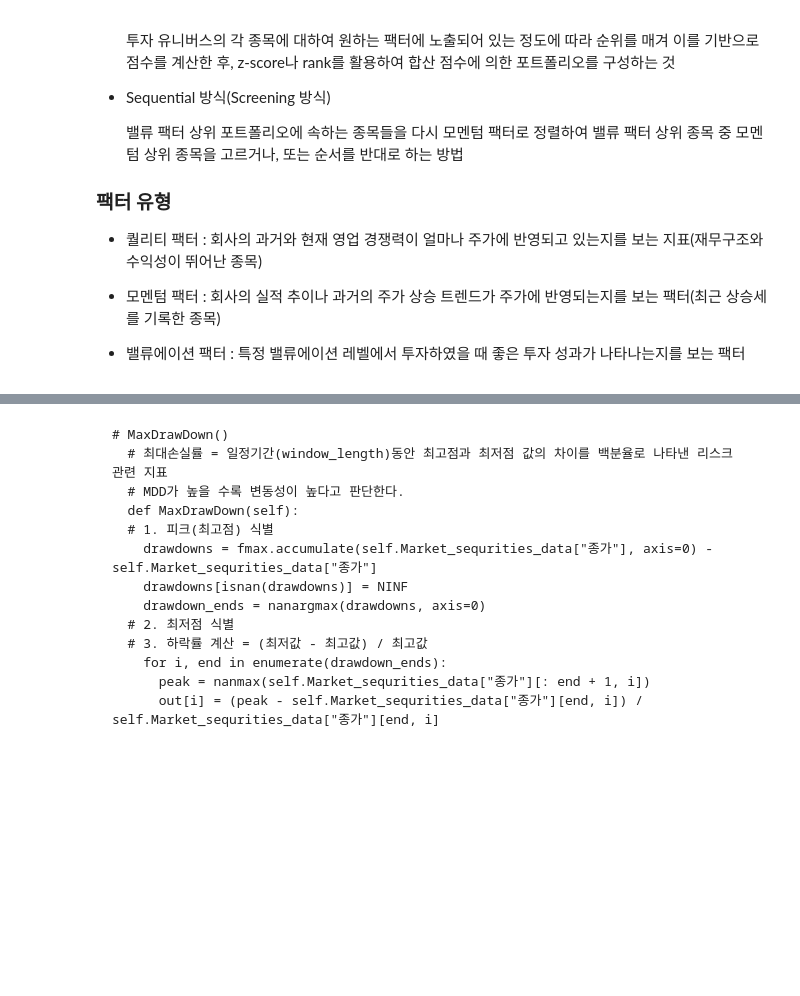
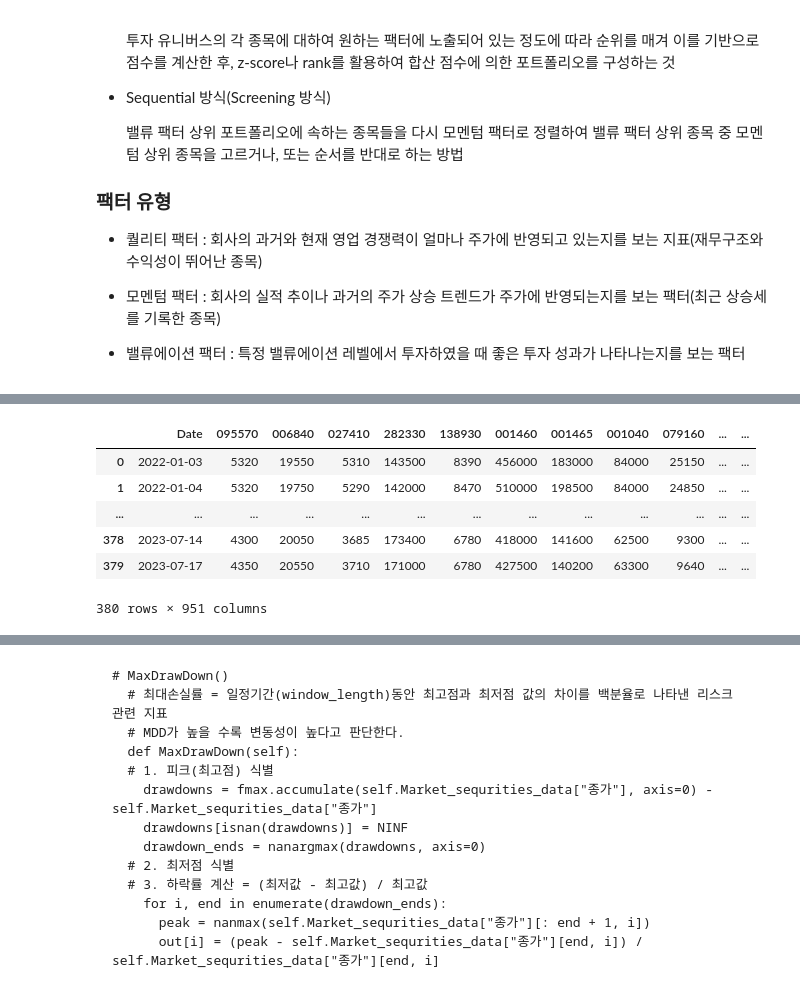
Before and after one commit to ksydata/HanaDTUniv_ToyObject, a Jupyter notebook: MultiFactorScreening.ipynb, the cells around one changed output, grey strips where cells are left out. Saved outputs shown, nothing was run; the diff lists cells and outputs as text; code cells hidden in the pictures; blank space fills up the shorter version.

```diff
--- a/MultiFactorScreening.ipynb
+++ b/MultiFactorScreening.ipynb
@@ -411,0 +461,12 @@ KOSDAQ_TICKER
+# %%
+KOSPI_CLOSE, KOSPI_VOLUME, KOSDAQ_CLOSE, KOSDAQ_VOLUME = Indicator.getMarketPQ(start_period = "2022-01-01", end_period = "2022-12-31")
+# %%
+KOSPI_CLOSE
+# %% [output]
+|  | Date | 095570 | 006840 | 027410 | 282330 | 138930 | 001460 | 001465 | 001040 | 079160 | ... | ... |
+| 0 | 2022-01-03 | 5320 | 19550 | 5310 | 143500 | 8390 | 456000 | 183000 | 84000 | 25150 | ... | ... |
+| 1 | 2022-01-04 | 5320 | 19750 | 5290 | 142000 | 8470 | 510000 | 198500 | 84000 | 24850 | ... | ... |
+| ... | ... | ... | ... | ... | ... | ... | ... | ... | ... | ... | ... | ... |
+| 378 | 2023-07-14 | 4300 | 20050 | 3685 | 173400 | 6780 | 418000 | 141600 | 62500 | 9300 | ... | ... |
+| 379 | 2023-07-17 | 4350 | 20550 | 3710 | 171000 | 6780 | 427500 | 140200 | 63300 | 9640 | ... | ... |
+380 rows × 951 columns
```
Also changed, not shown: parts of 16 cells of this notebook.
